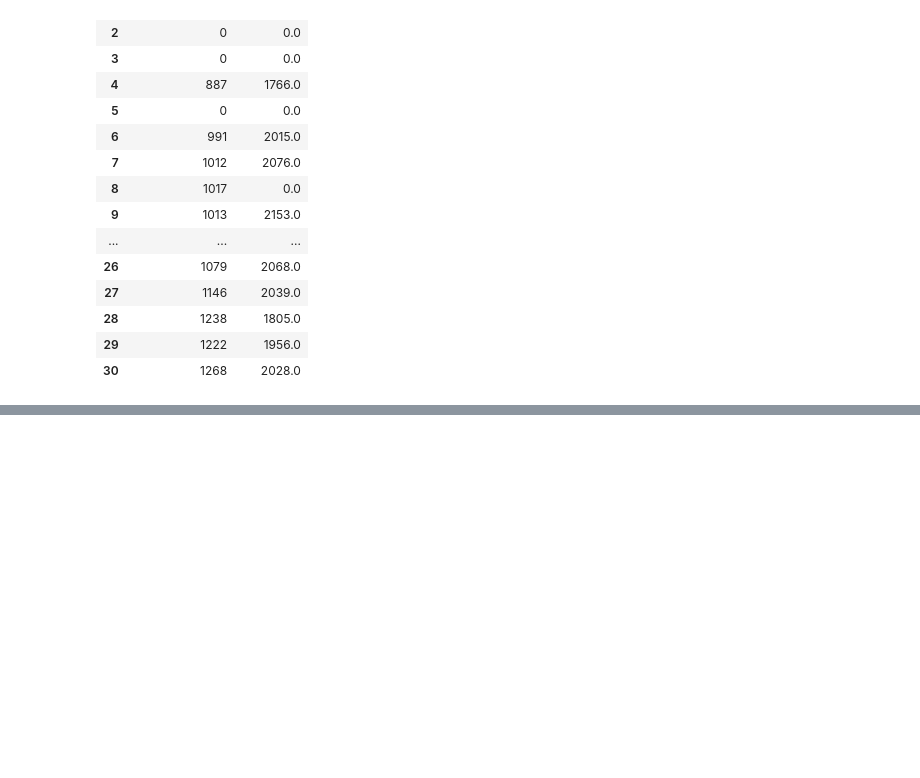
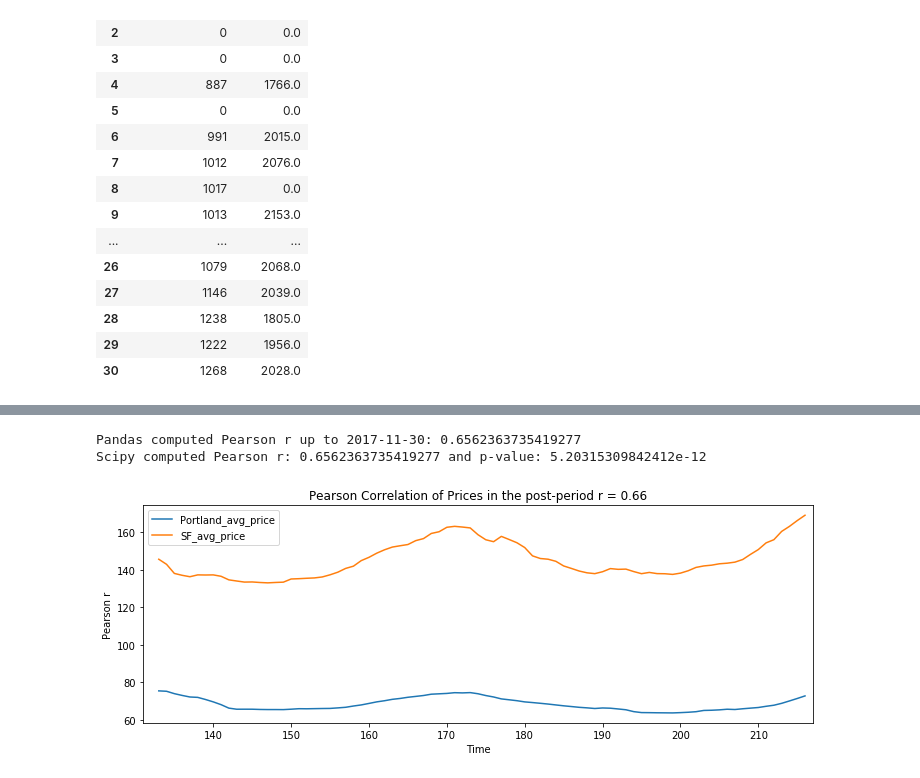
Before and after one commit to karensheng/Airbnb_Regulation, a Jupyter notebook: notebooks/Correlations between time series.ipynb, the cells around one changed output, grey strips where cells are left out. Cells and saved outputs as stored; diff of their text form; code cells hidden in the pictures; blank space fills up the shorter version.

```diff
--- a/notebooks/Correlations between time series.ipynb
+++ b/notebooks/Correlations between time series.ipynb
@@ -176,0 +188,25 @@ Scipy computed Pearson r: 0.7469736484216979 and p-value: 3.6997175443003856e-40
+# %%
+df = pd.read_csv('../data/comp_price.csv')
+df = df.drop('date.1', axis =1)
+df = df.drop('date', axis =1)
+
+var = "avg_price"
+
+post_df = df.iloc[131:]
+overall_pearson_r = post_df.corr().iloc[0,1]
+print(f"Pandas computed Pearson r up to {dt}: {overall_pearson_r}")
+
+
+r, p = stats.pearsonr(post_df.dropna()[f"Portland_{var}"], post_df.dropna()[f"SF_{var}"])
+print(f"Scipy computed Pearson r: {r} and p-value: {p}")
+
+
+# Compute rolling window synchrony
+f,ax=plt.subplots(figsize=(12,4))
+post_df.rolling(window=4,center=True).mean().plot(ax=ax)
+ax.set(xlabel='Time',ylabel='Pearson r')
+ax.set(title=f"Pearson Correlation of Prices in the post-period r = {np.round(overall_pearson_r,2)}");
+# %% [output]
+Pandas computed Pearson r up to 2017-11-30: 0.6562363735419277
+Scipy computed Pearson r: 0.6562363735419277 and p-value: 5.20315309842412e-12
+[figure, added]
```
Also changed, not shown: parts of 9 cells of this notebook.
